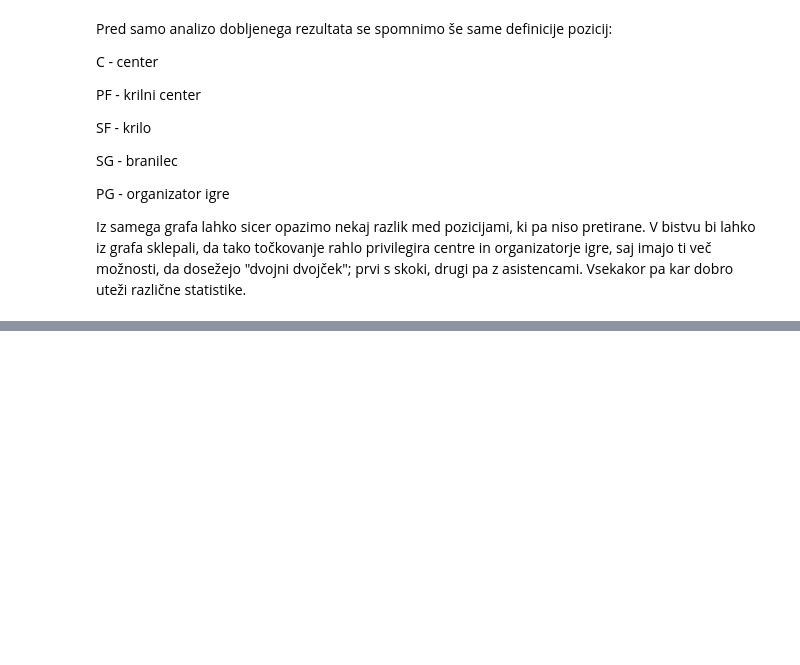
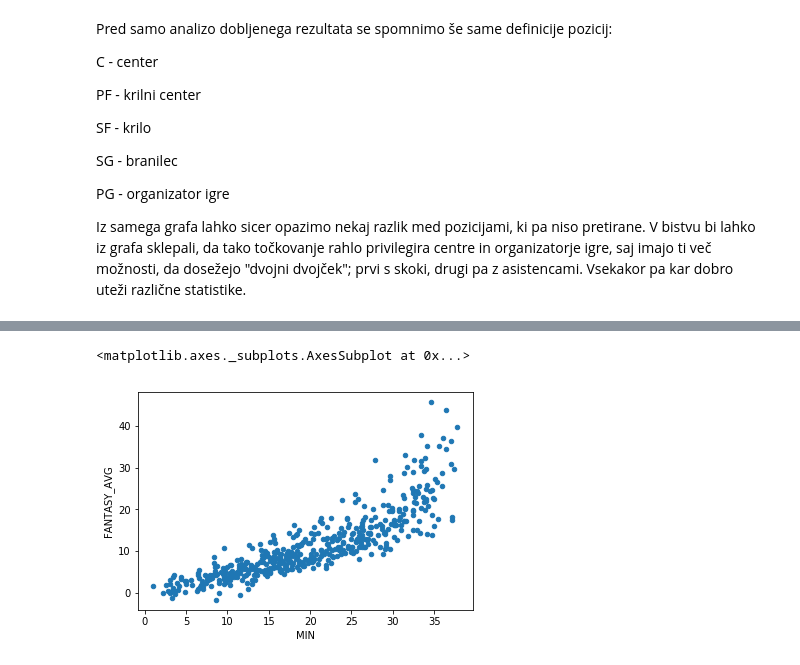
Before and after one commit to andrazdeluisa/projekt_PROG1, a Jupyter notebook: projekt.ipynb, the cells around one changed output, grey strips where cells are left out. Drawn from its saved outputs; the diff is of its cells as text; code cells hidden in the pictures; blank space fills up the shorter version.

```diff
--- a/projekt.ipynb
+++ b/projekt.ipynb
@@ -77,0 +216,5 @@ Iz samega grafa lahko sicer opazimo nekaj razlik med pozicijami, ki pa niso pret
+# %%
+igralci.plot.scatter('MIN', 'FANTASY_AVG')
+# %% [output]
+<matplotlib.axes._subplots.AxesSubplot at 0x...>
+[figure, added]
```
Also changed, not shown: parts of 39 cells of this notebook.
